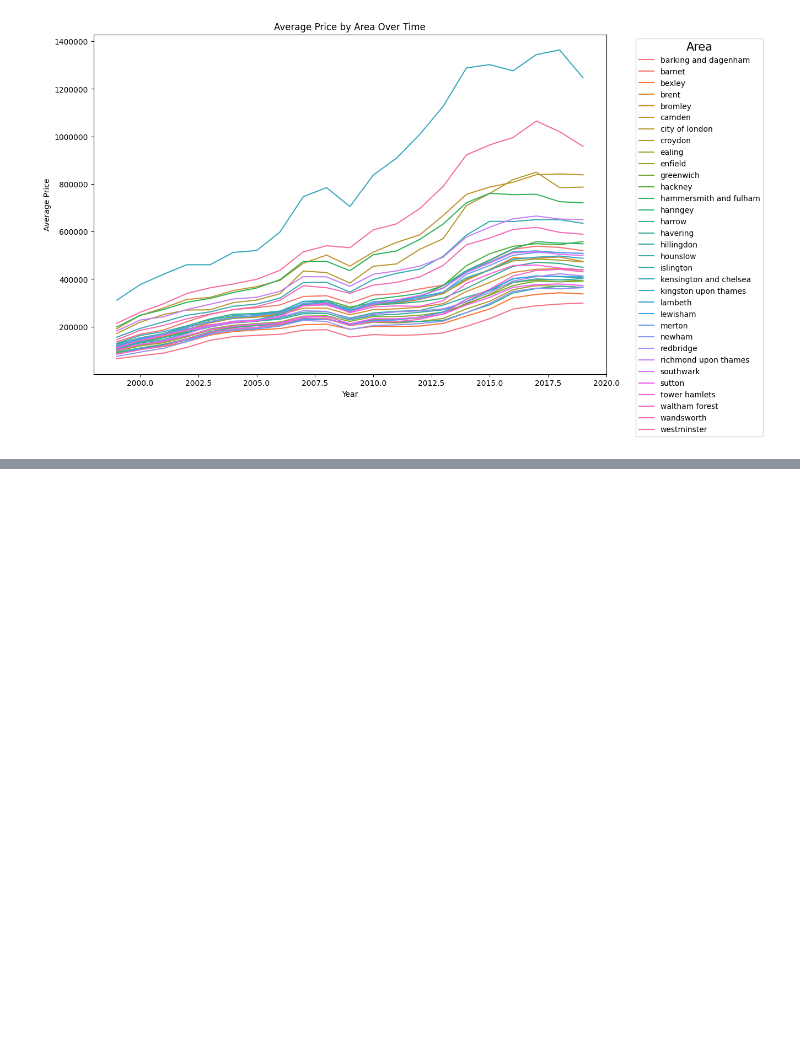
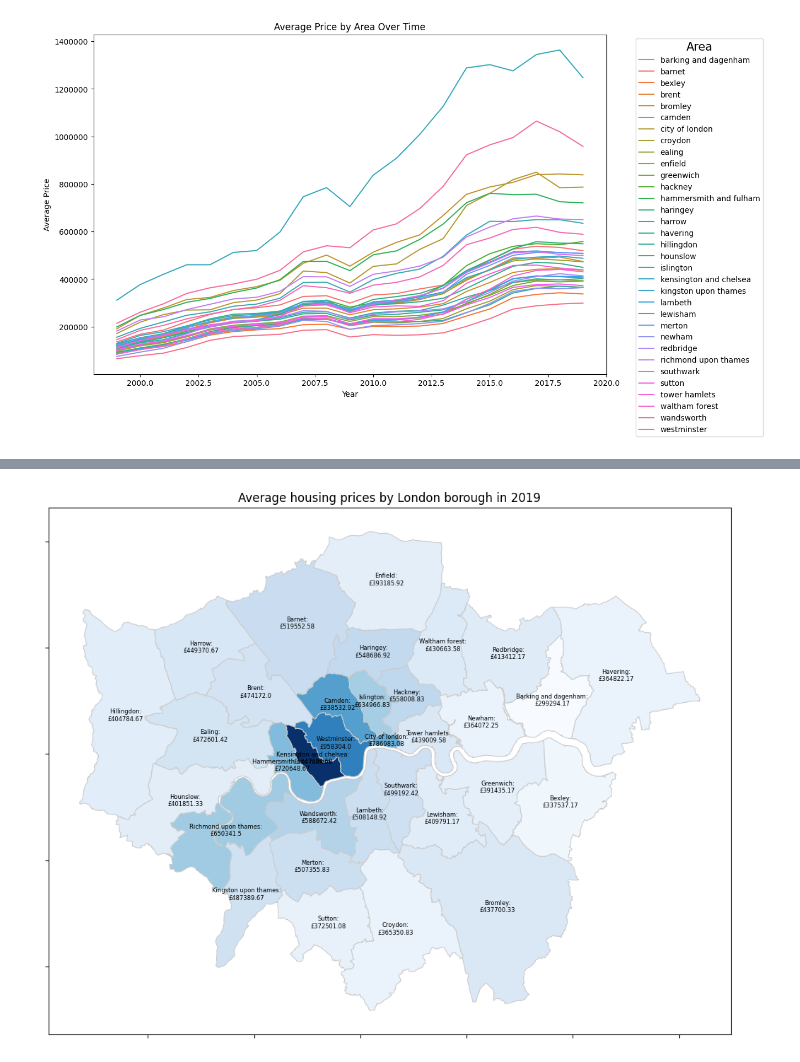
Before and after one commit to jhtkoo0426/uk-qol-analysis, a Jupyter notebook: uk-quality-of-life-analysis.ipynb, the cells around one changed output, grey strips where cells are left out. Drawn from its saved outputs; the diff is of its cells as text; code cells hidden in the pictures; blank space fills up the shorter version.

Commit message:
Added map visualization of housing prices on London map

```diff
--- a/uk-quality-of-life-analysis.ipynb
+++ b/uk-quality-of-life-analysis.ipynb
@@ -212,0 +233,7 @@ plotHousingPriceTrend(housing_data)
+# %%
+# set the filepath and load in a shapefile
+fp = "/kaggle/input/london-borough-boundaries/statistical-gis-boundaries-london/ESRI/London_Borough_Excluding_MHW.shp"
+borough_map_df = gpd.read_file(fp)
+
+# check data type so we can see that this is not a normal dataframe, but a GEOdataframe
+borough_map_df.head()
@@ -212,0 +247,28 @@ plotHousingPriceTrend(housing_data)
+# %%
+def plotBoroughHousingPricesByYear(housing_dataset, borough_map, year):
+    years = list(set(housing_dataset['year']))
+
+    # Decapitalize borough name column
+    borough_map_df['NAME'] = borough_map_df['NAME'].apply(lambda x: x.lower())
+
+    # Prepare housing prices series for plotting
+    filtered_housing_dataset = housing_dataset[housing_dataset['year'] == year]
+    housing_prices = pd.DataFrame(filtered_housing_dataset[['area', 'average_price']])
+
+    # Plot
+    fig, ax = plt.subplots(figsize=(10, 10))
+    ax.set_xticklabels([])
+    ax.set_yticklabels([])
+    plt.title(f"Average housing prices by London borough in {year}")
+    merged_df = borough_map_df.set_index('NAME').join(housing_prices.set_index('area'))
+    merged_df.plot(column='average_price', cmap='Blues', linewidth=0.8, ax=ax, edgecolor='0.8')
+
+    for x, y, label, price in zip(merged_df.geometry.centroid.x, merged_df.geometry.centroid.y, merged_df.index, merged_df['average_price']):
+        ax.text(x, y, f"{label.capitalize()}:\n£{str(round(price, 2))}", fontsize=6, ha='center', va='center')
+
+    plt.tight_layout()
+    plt.show()
+# %%
+plotBoroughHousingPricesByYear(complete_data, borough_map_df, 2019)
+# %% [output]
+[figure, added]
```
Also changed, not shown: parts of 6 cells of this notebook.
